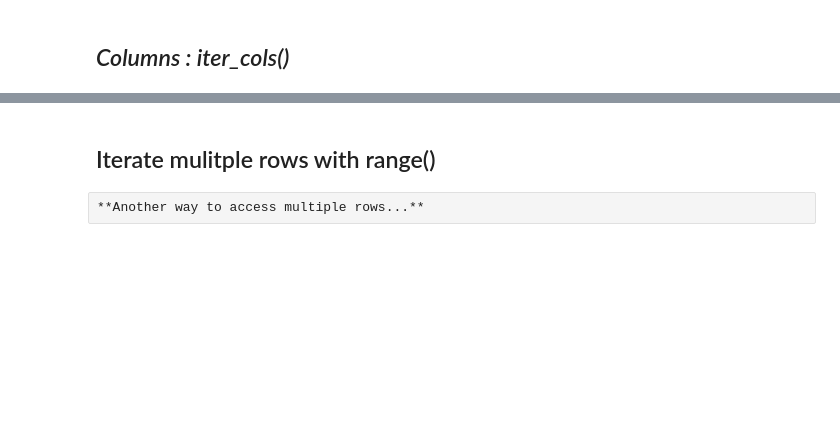
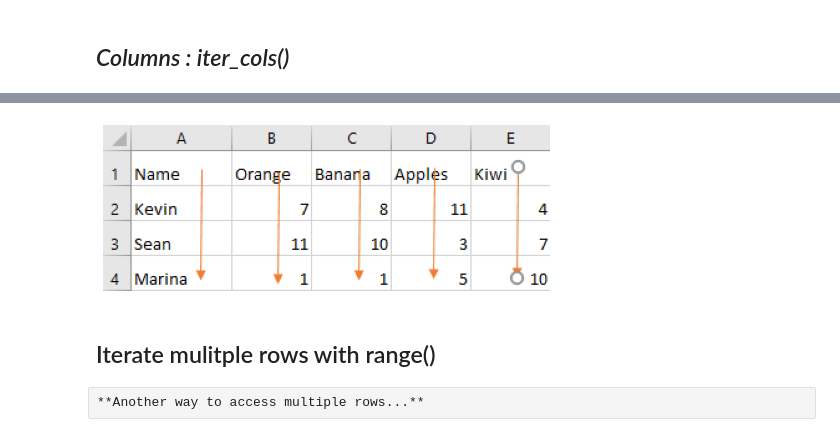
Before and after one commit to datalover2023/Module_3, a Jupyter notebook: Excel_processing_Basics_Colab_Module_3_backup_v2.ipynb, the cells around one changed output, grey strips where cells are left out. Saved outputs shown, nothing was run; the diff lists cells and outputs as text; code cells hidden in the pictures; blank space fills up the shorter version.

```diff
--- a/Excel_processing_Basics_Colab_Module_3_backup_v2.ipynb
+++ b/Excel_processing_Basics_Colab_Module_3_backup_v2.ipynb
@@ -483,9 +604,11 @@ for col in ws.iter_cols(min_row=1,
 # %%
 # display image
-img = mpimg.imread('images/img_3.png')
+img = mpimg.imread('images/img_3.PNG')
 plt.imshow(img)
 plt.axis('off')
 plt.show()
+# %% [output]
+[figure, added]
 # %% [markdown]
 ## Iterate mulitple rows with range()
 # %% [raw]
```
Also changed, not shown: parts of 29 cells of this notebook.
